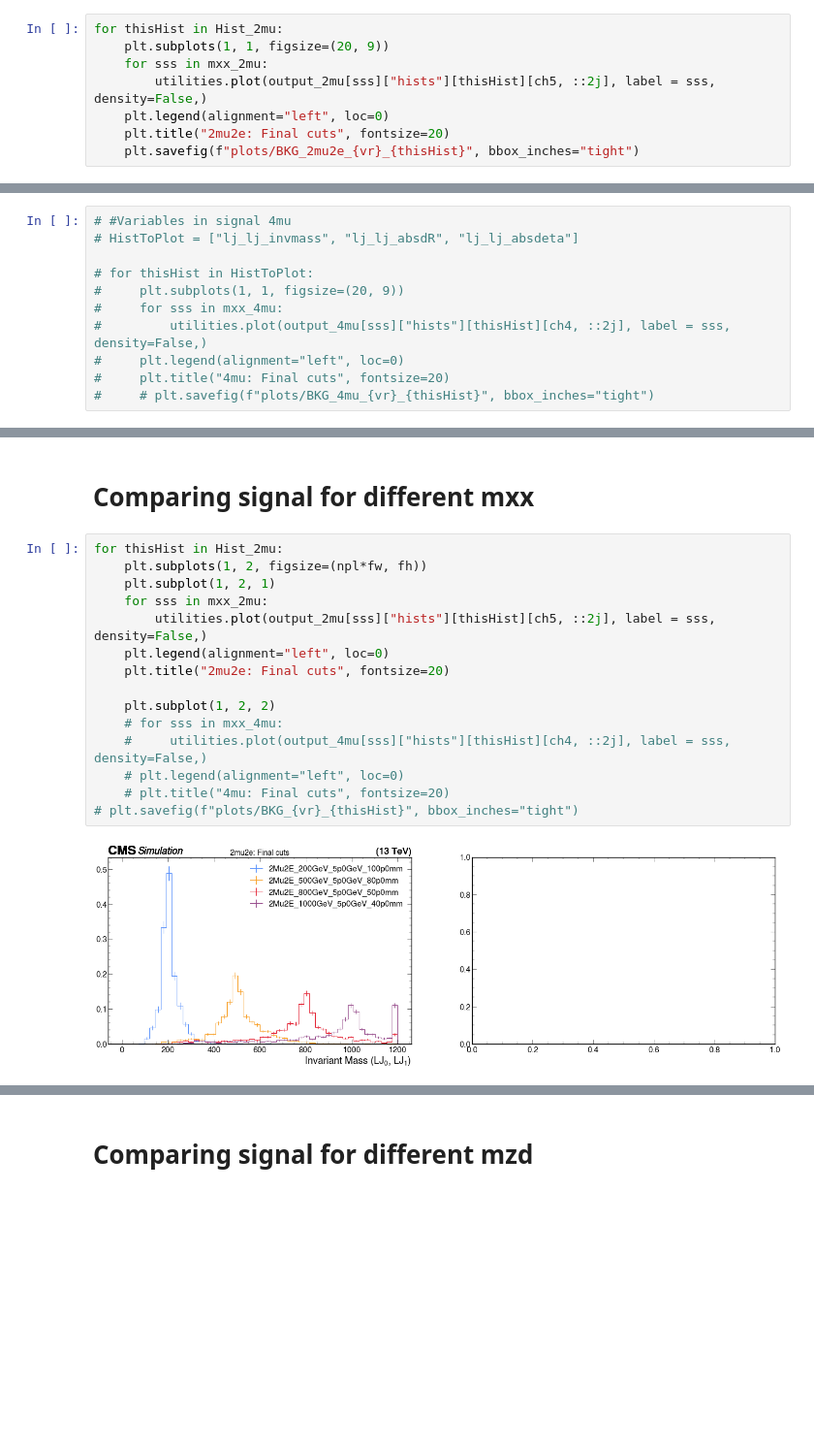
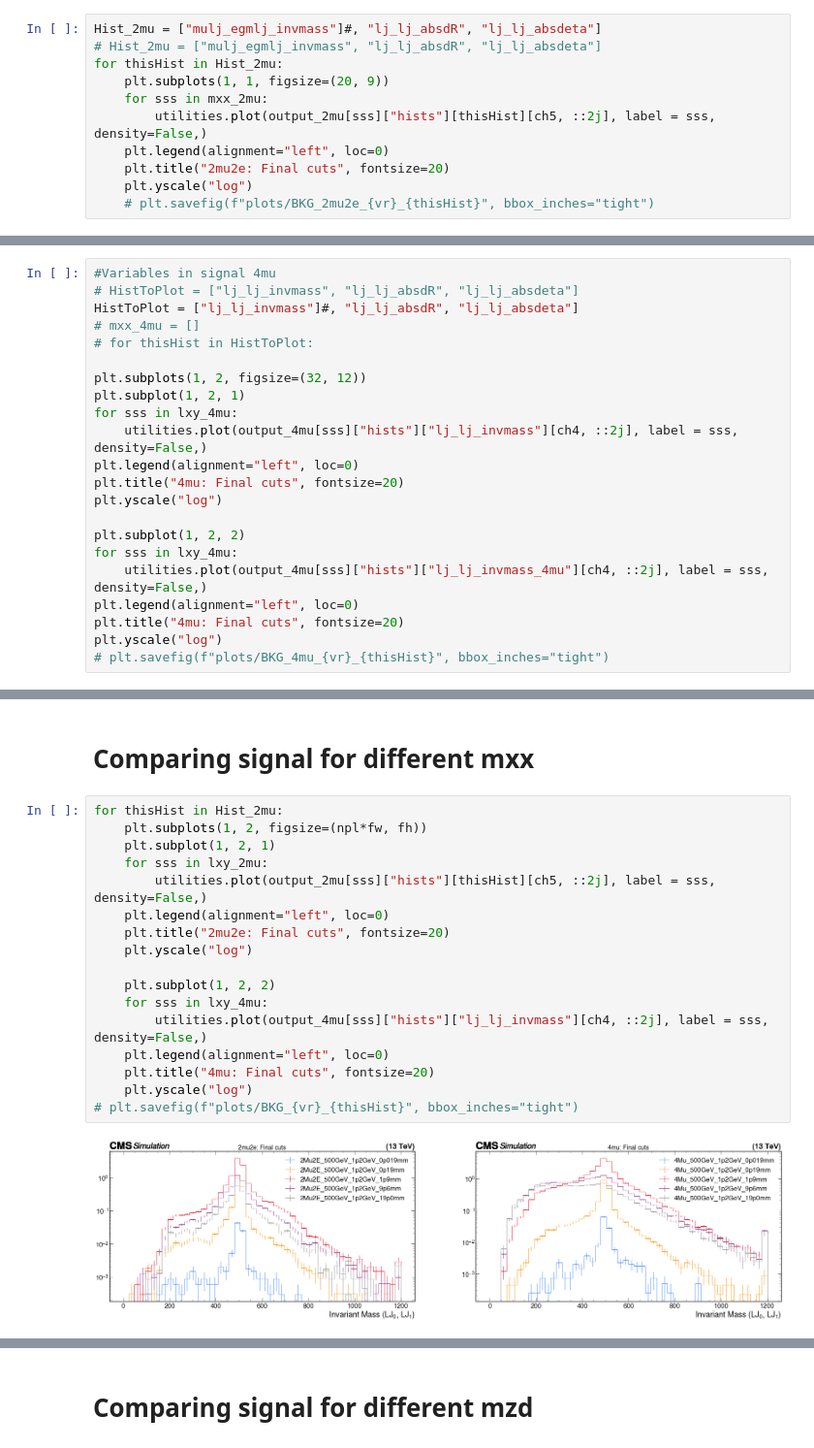
Before and after one commit to jsiado/SIDM, a Jupyter notebook: sidm/studies/muon_id/summary.ipynb, the cells around one changed output, grey strips where cells are left out. Shown at 97% size. Drawn from its saved outputs; the diff is of its cells as text; blank space fills up the shorter version.

```diff
--- a/sidm/studies/muon_id/summary.ipynb
+++ b/sidm/studies/muon_id/summary.ipynb
@@ -99,11 +111,14 @@ dPhi(LJ_0, LJ_1) > 2   2017.0           6.9          11.5
 # %% [markdown]
 # Variables in signal
 # %%
+Hist_2mu = ["mulj_egmlj_invmass"]#, "lj_lj_absdR", "lj_lj_absdeta"]
+# Hist_2mu = ["mulj_egmlj_invmass", "lj_lj_absdR", "lj_lj_absdeta"]
 for thisHist in Hist_2mu:
     plt.subplots(1, 1, figsize=(20, 9))
     for sss in mxx_2mu:
         utilities.plot(output_2mu[sss]["hists"][thisHist][ch5, ::2j], label = sss, density=False,)
     plt.legend(alignment="left", loc=0)
     plt.title("2mu2e: Final cuts", fontsize=20)
-    plt.savefig(f"plots/BKG_2mu2e_{vr}_{thisHist}", bbox_inches="tight")
+    plt.yscale("log")
+    # plt.savefig(f"plots/BKG_2mu2e_{vr}_{thisHist}", bbox_inches="tight")
 # %% [output]
@@ -113,11 +147,22 @@ for thisHist in Hist_2mu:
 # %%
-# #Variables in signal 4mu
+#Variables in signal 4mu
 # HistToPlot = ["lj_lj_invmass", "lj_lj_absdR", "lj_lj_absdeta"]
+HistToPlot = ["lj_lj_invmass"]#, "lj_lj_absdR", "lj_lj_absdeta"]
+# mxx_4mu = []
+# for thisHist in HistToPlot:
 
-# for thisHist in HistToPlot:
-#     plt.subplots(1, 1, figsize=(20, 9))
-#     for sss in mxx_4mu:
-#         utilities.plot(output_4mu[sss]["hists"][thisHist][ch4, ::2j], label = sss, density=False,)
-#     plt.legend(alignment="left", loc=0)
-#     plt.title("4mu: Final cuts", fontsize=20)
-#     # plt.savefig(f"plots/BKG_4mu_{vr}_{thisHist}", bbox_inches="tight")
+plt.subplots(1, 2, figsize=(32, 12))
+plt.subplot(1, 2, 1)
+for sss in lxy_4mu:
+    utilities.plot(output_4mu[sss]["hists"]["lj_lj_invmass"][ch4, ::2j], label = sss, density=False,)
+plt.legend(alignment="left", loc=0)
+plt.title("4mu: Final cuts", fontsize=20)
+plt.yscale("log")
+
+plt.subplot(1, 2, 2)
+for sss in lxy_4mu:
+    utilities.plot(output_4mu[sss]["hists"]["lj_lj_invmass_4mu"][ch4, ::2j], label = sss, density=False,)
+plt.legend(alignment="left", loc=0)
+plt.title("4mu: Final cuts", fontsize=20)
+plt.yscale("log")
+# plt.savefig(f"plots/BKG_4mu_{vr}_{thisHist}", bbox_inches="tight")
@@ -126,17 +173,19 @@ for thisHist in Hist_2mu:
 # %%
 for thisHist in Hist_2mu:
     plt.subplots(1, 2, figsize=(npl*fw, fh))
     plt.subplot(1, 2, 1)
-    for sss in mxx_2mu:
+    for sss in lxy_2mu:
         utilities.plot(output_2mu[sss]["hists"][thisHist][ch5, ::2j], label = sss, density=False,)
     plt.legend(alignment="left", loc=0)
     plt.title("2mu2e: Final cuts", fontsize=20)
+    plt.yscale("log")
 
     plt.subplot(1, 2, 2)
-    # for sss in mxx_4mu:
-    #     utilities.plot(output_4mu[sss]["hists"][thisHist][ch4, ::2j], label = sss, density=False,)
-    # plt.legend(alignment="left", loc=0)
-    # plt.title("4mu: Final cuts", fontsize=20)
+    for sss in lxy_4mu:
+        utilities.plot(output_4mu[sss]["hists"]["lj_lj_invmass"][ch4, ::2j], label = sss, density=False,)
+    plt.legend(alignment="left", loc=0)
+    plt.title("4mu: Final cuts", fontsize=20)
+    plt.yscale("log")
 # plt.savefig(f"plots/BKG_{vr}_{thisHist}", bbox_inches="tight")
 # %% [output]
-[figure, old version]
+[figure, new version]
```
Also changed, not shown: parts of 15 cells of this notebook, 14 other files.
